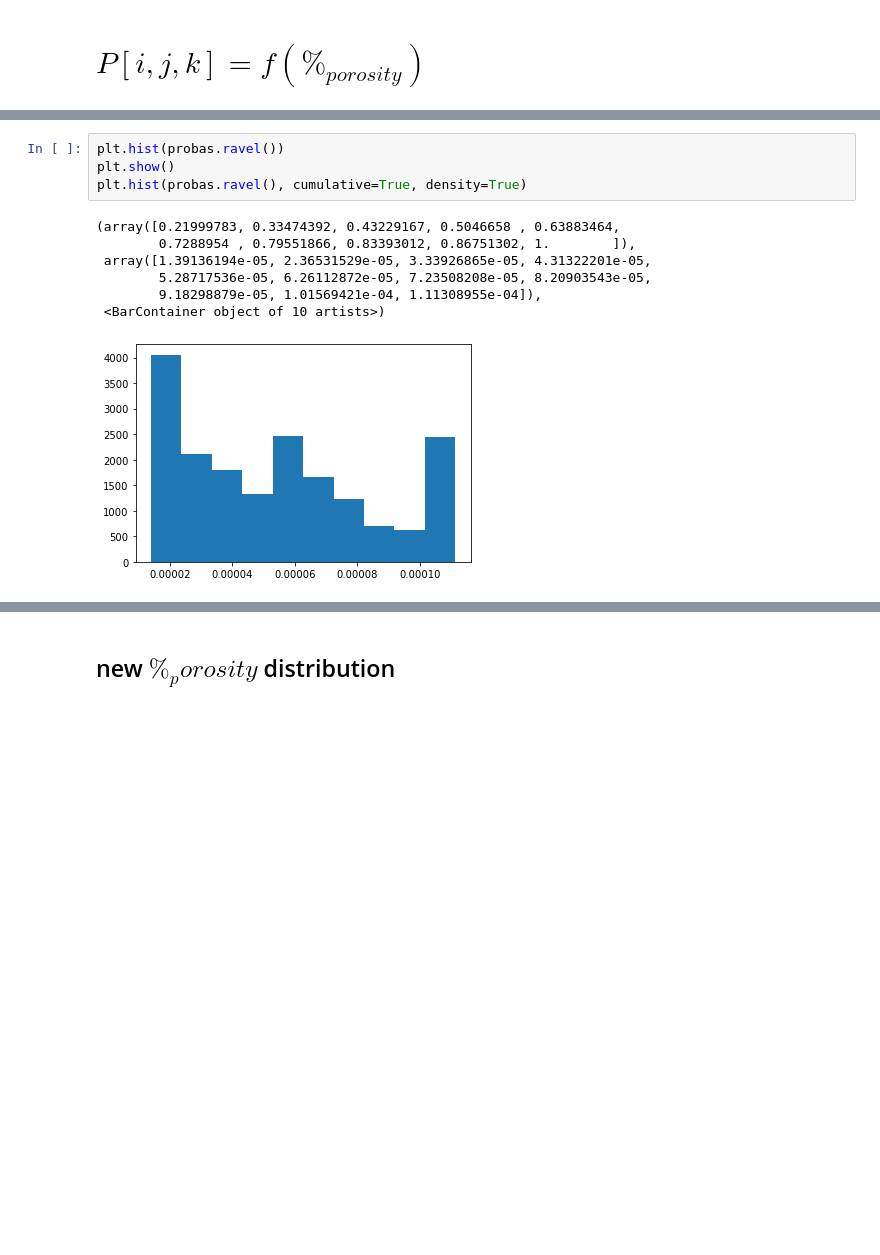
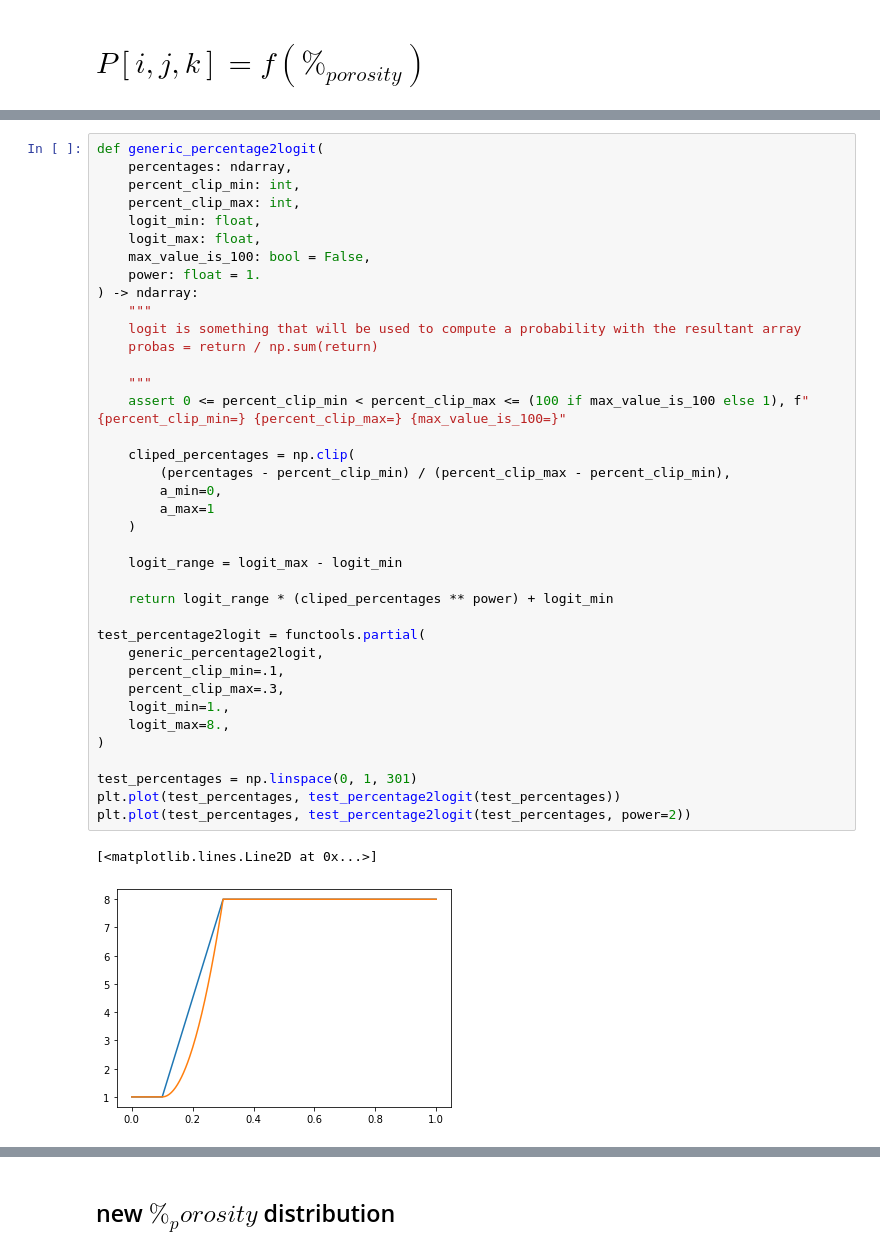
Before and after one commit to jpcbertoldo/tomo2seg, a Jupyter notebook: nbs/crop-probabilities-00.ipynb, the cells around one changed output, grey strips where cells are left out. Drawn from its saved outputs; the diff is of its cells as text; blank space fills up the shorter version.

```diff
--- a/nbs/crop-probabilities-00.ipynb
+++ b/nbs/crop-probabilities-00.ipynb
@@ -567,12 +564,41 @@ vmax - vmin=1.3994
-# %%
-plt.hist(probas.ravel())
-plt.show()
-plt.hist(probas.ravel(), cumulative=True, density=True)
-# %% [output]
-(array([0.21999783, 0.33474392, 0.43229167, 0.5046658 , 0.63883464,
-        0.7288954 , 0.79551866, 0.83393012, 0.86751302, 1.        ]),
- array([1.39136194e-05, 2.36531529e-05, 3.33926865e-05, 4.31322201e-05,
-        5.28717536e-05, 6.26112872e-05, 7.23508208e-05, 8.20903543e-05,
-        9.18298879e-05, 1.01569421e-04, 1.11308955e-04]),
- <BarContainer object of 10 artists>)
-[figure, removed]
+# %%
+def generic_percentage2logit(
+    percentages: ndarray,
+    percent_clip_min: int,
+    percent_clip_max: int,
+    logit_min: float,
+    logit_max: float,
+    max_value_is_100: bool = False,
+    power: float = 1.
+) -> ndarray:
+    """
+    logit is something that will be used to compute a probability with the resultant array
+    probas = return / np.sum(return)
+
+    """
+    assert 0 <= percent_clip_min < percent_clip_max <= (100 if max_value_is_100 else 1), f"{percent_clip_min=} {percent_clip_max=} {max_value_is_100=}"
+
+    cliped_percentages = np.clip(
+        (percentages - percent_clip_min) / (percent_clip_max - percent_clip_min),
+        a_min=0,
+        a_max=1
+    )
+
+    logit_range = logit_max - logit_min
+
+    return logit_range * (cliped_percentages ** power) + logit_min
+
+test_percentage2logit = functools.partial(
+    generic_percentage2logit,
+    percent_clip_min=.1,
+    percent_clip_max=.3,
+    logit_min=1.,
+    logit_max=8.,
+)
+
+test_percentages = np.linspace(0, 1, 301)
+plt.plot(test_percentages, test_percentage2logit(test_percentages))
+plt.plot(test_percentages, test_percentage2logit(test_percentages, power=2))
+# %% [output]
+[<matplotlib.lines.Line2D at 0x...>]
+[figure, added]
```
Also changed, not shown: parts of 13 cells of this notebook.
